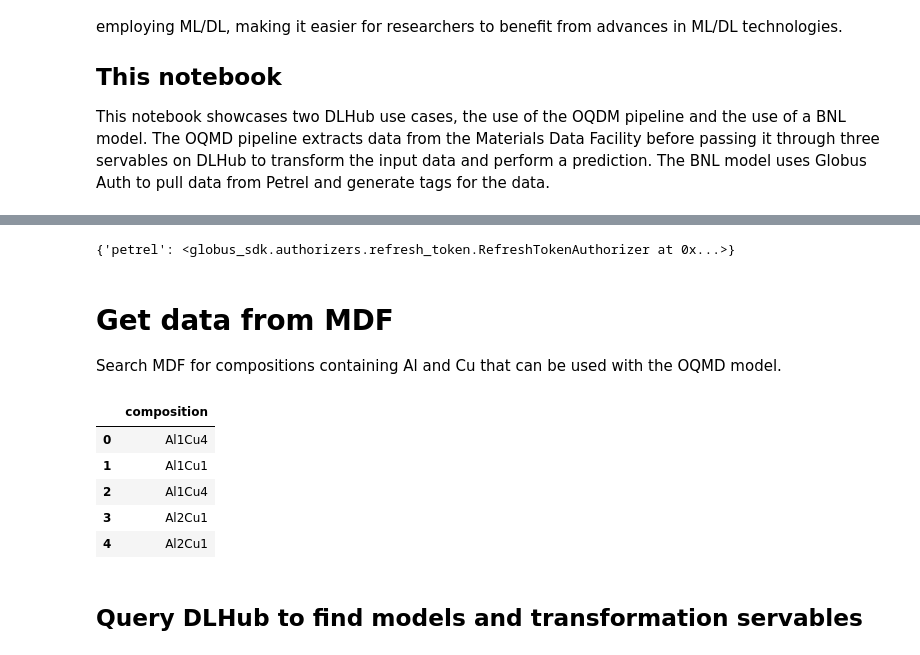
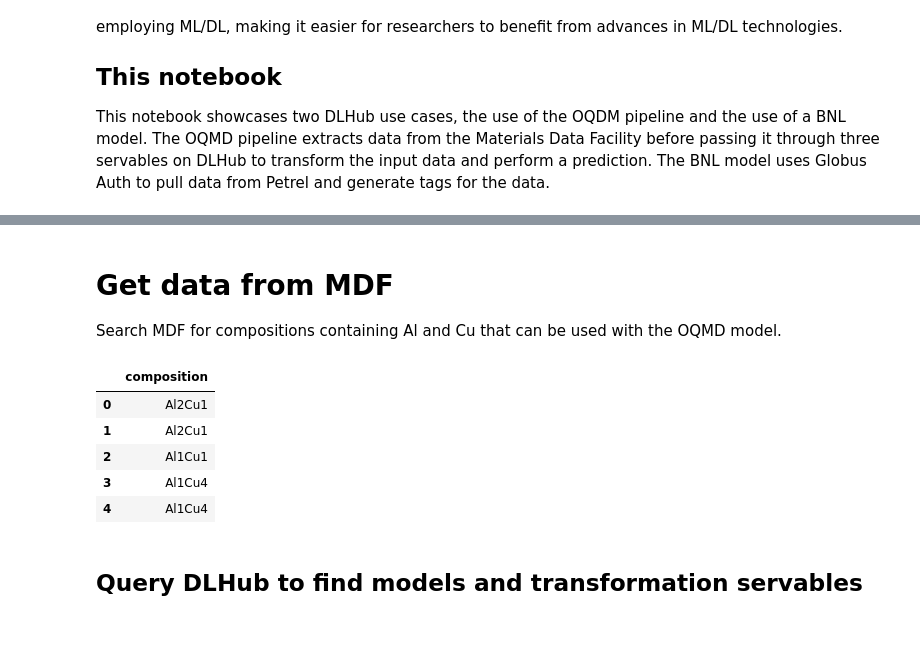
Before and after one commit to DLHub-Argonne/dlhub_containers, a Jupyter notebook: examples/dlhub-demo.ipynb, the cells around one changed output, grey strips where cells are left out. Saved outputs shown, nothing was run; the diff lists cells and outputs as text; code cells hidden in the pictures.

```diff
--- a/examples/dlhub-demo.ipynb
+++ b/examples/dlhub-demo.ipynb
@@ -66,4 +30,0 @@ from mdf_toolbox import login
-# %%
-login(services=["petrel"])
-# %% [output]
-{'petrel': <globus_sdk.authorizers.refresh_token.RefreshTokenAuthorizer at 0x...>}
@@ -74,19 +39,19 @@ Search MDF for compositions containing Al and Cu that can be used with the OQMD
 # %%
 results = mdf.search_by_elements(elements=["Al","Cu"],
                                  source_names=["oqmd"],
-                                 limit=50)
+                                 limit=10)
 compositions = []
 for res in results:
     compositions.append({"composition": res['material']['composition']})
 df = pd.DataFrame(compositions)
 df.head()
 # %% [output]
 |  | composition |
-| 0 | Al1Cu4 |
-| 1 | Al1Cu1 |
-| 2 | Al1Cu4 |
-| 3 | Al2Cu1 |
-| 4 | Al2Cu1 |
+| 0 | Al2Cu1 |
+| 1 | Al2Cu1 |
+| 2 | Al1Cu1 |
+| 3 | Al1Cu4 |
+| 4 | Al1Cu4 |
 # %% [markdown]
 ## Query DLHub to find models and transformation servables
 # %%
```
Also changed, not shown: parts of 35 cells of this notebook, 2 other files.
